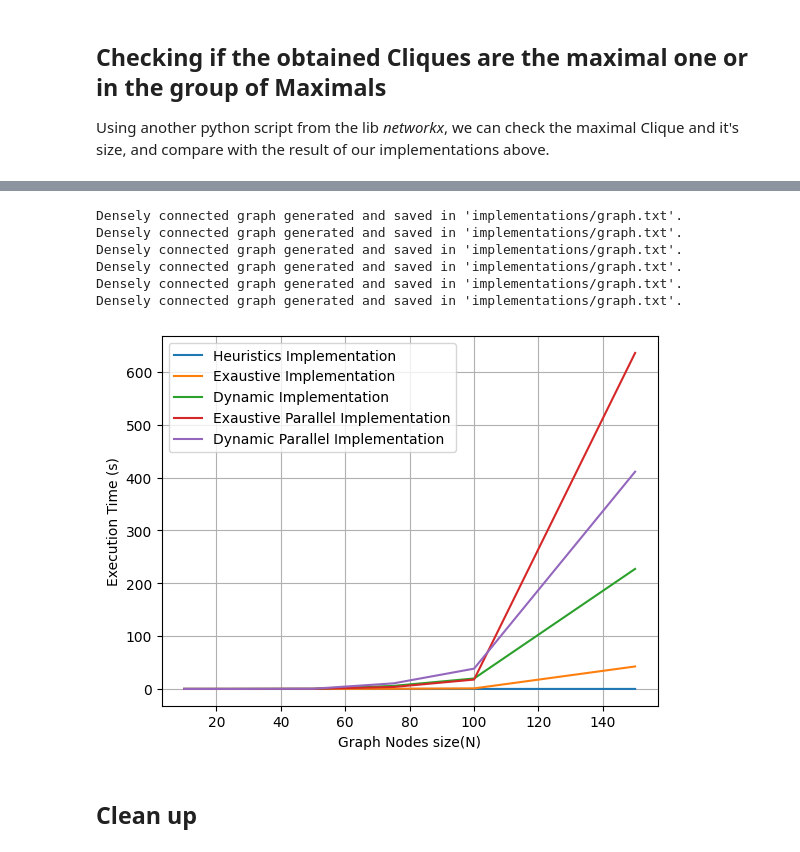
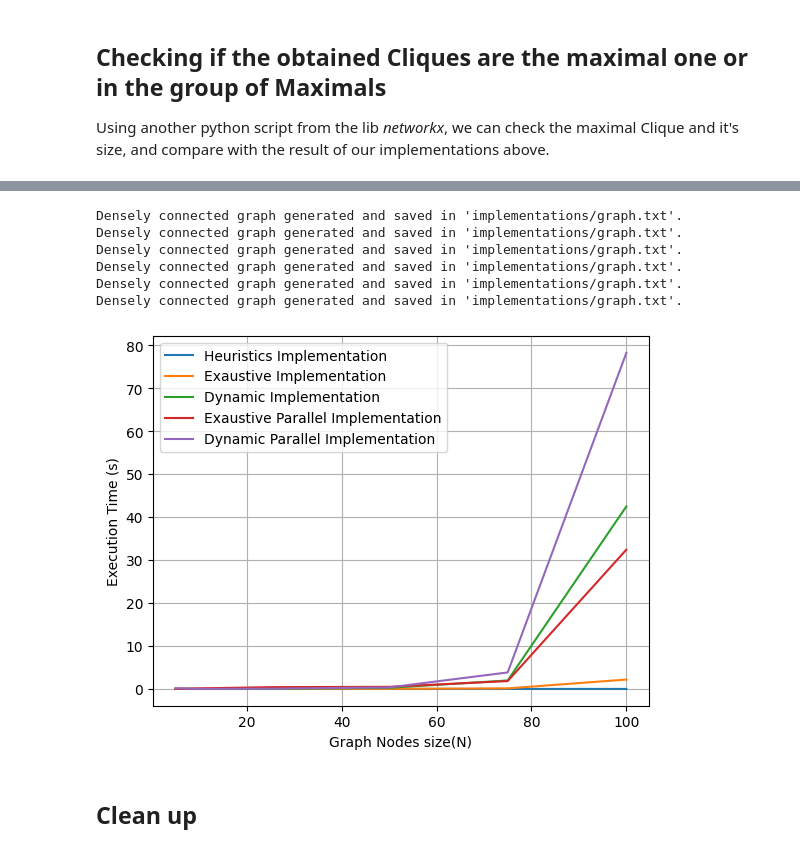
Before and after one commit to matheus-1618/Maximal-Clique-Problem, a Jupyter notebook: src/Report.ipynb, the cells around one changed output, grey strips where cells are left out. Cells and saved outputs as stored; diff of their text form; code cells hidden in the pictures.

```diff
--- a/src/Report.ipynb
+++ b/src/Report.ipynb
@@ -147,7 +147,7 @@ exaustive = []
 dynamic = []
 exaustive_parallel = []
 dynamic_paralell = []
-tamanhos = [10,25,50,75,100,150]#,200,250]
+tamanhos = [5,10,25,50,75,100]#,200,250]
 for i in tamanhos:
   generate_graph(i,False)
   start = time.perf_counter()
@@ -168,34 +168,34 @@ for i in tamanhos:
   start = time.perf_counter()
   proc = subprocess.run(['./4_recursive_clique_parallel'], text=True, capture_output=True)
   end = time.perf_counter()
   exaustive_parallel.append(end - start)
 
   start = time.perf_counter()
   proc = subprocess.run(['./5_dynamic_programming_parallel'], text=True, capture_output=True)
   end = time.perf_counter()
   dynamic_paralell.append(end - start)
 
 
 
 plt.plot(tamanhos,heuristics,label="Heuristics Implementation")
 plt.plot(tamanhos,exaustive,label="Exaustive Implementation")
 plt.plot(tamanhos,dynamic,label="Dynamic Implementation")
 plt.plot(tamanhos,exaustive_parallel,label="Exaustive Parallel Implementation")
 plt.plot(tamanhos,dynamic_paralell,label="Dynamic Parallel Implementation")
 
 plt.xlabel("Graph Nodes size(N)")
 plt.ylabel("Execution Time (s)")
 plt.legend()
 plt.grid(True)
 plt.show()
 # %% [output]
 Densely connected graph generated and saved in 'implementations/graph.txt'.
 Densely connected graph generated and saved in 'implementations/graph.txt'.
 Densely connected graph generated and saved in 'implementations/graph.txt'.
 Densely connected graph generated and saved in 'implementations/graph.txt'.
 Densely connected graph generated and saved in 'implementations/graph.txt'.
 Densely connected graph generated and saved in 'implementations/graph.txt'.
-[figure, old version]
+[figure, new version]
 # %% [markdown]
 ## Clean up
 # %%
```
Also changed, not shown: parts of 8 cells of this notebook.
